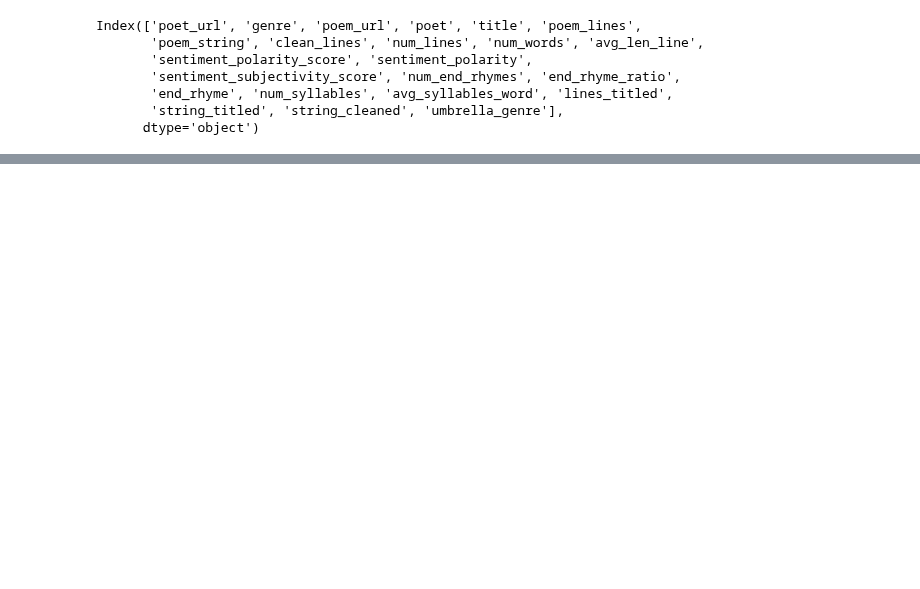
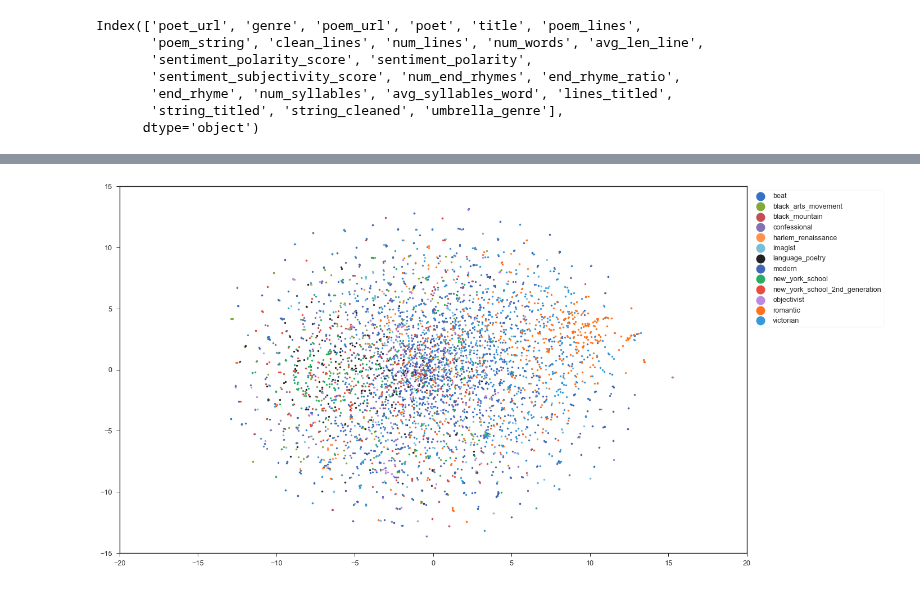
Before and after one commit to p-szymo/poetry_genre_classifier, a Jupyter notebook: 05_recommendation_system.ipynb, the cells around one changed output, grey strips where cells are left out. Saved outputs shown, nothing was run; the diff lists cells and outputs as text; code cells hidden in the pictures; blank space fills up the shorter version.

```diff
--- a/05_recommendation_system.ipynb
+++ b/05_recommendation_system.ipynb
@@ -284,0 +235,13 @@ df_ratings_umbrella
+# %%
+genres = df['genre'].unique()
+# iterates through every unique beer style and plots with color
+fig = plt.figure(figsize=(20,12))
+ax = plt.subplot(111)
+for genre in genres:
+    genre_subset = make_tsne_subset(df_tsne, df, 'genre', genre)
+    plt.scatter(genre_subset['x'], genre_subset['y'], s=10)
+ax.legend(genres, bbox_to_anchor=(1,1), markerscale=5)
+ax.set_xlim((-20,20))
+ax.set_ylim((-15,15));
+# %% [output]
+[figure, added]
```
Also changed, not shown: parts of 48 cells of this notebook, 3 other files.
